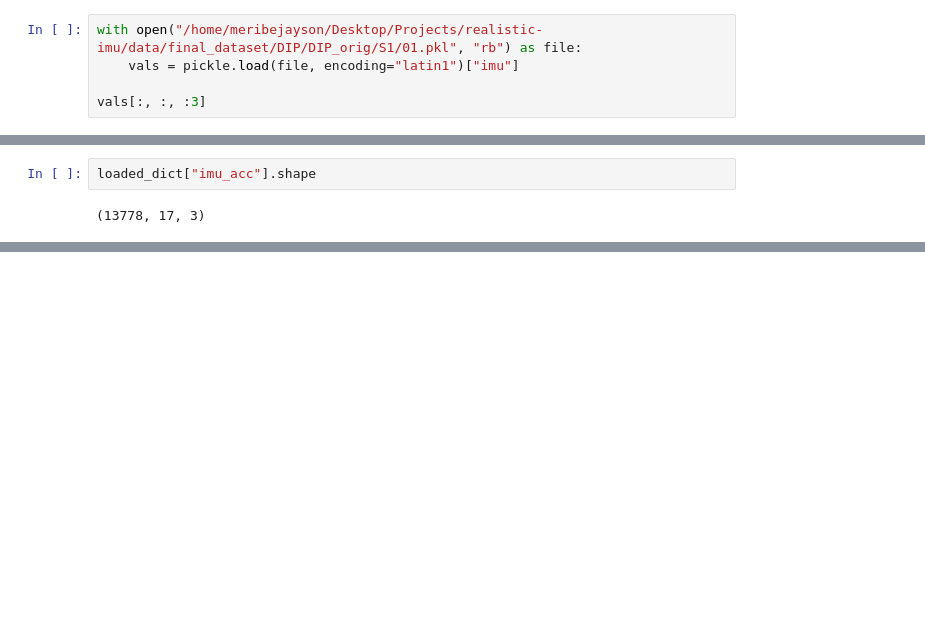
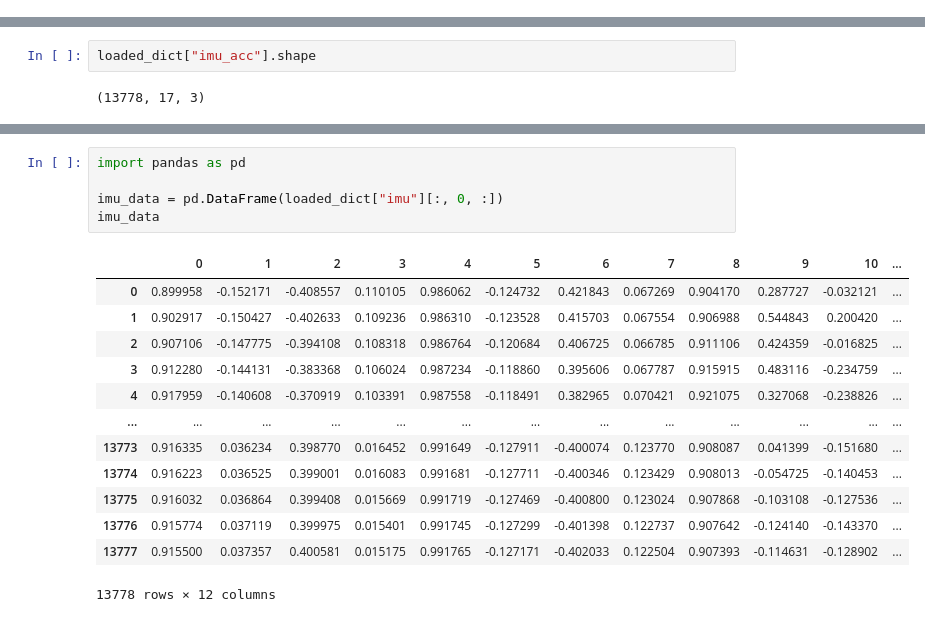
Before and after one commit to jayson1200/realistic-imu, a Jupyter notebook: src/datasets-dev.ipynb, the cells around one changed output, grey strips where cells are left out. Drawn from its saved outputs; the diff is of its cells as text; blank space fills up the shorter version.

```diff
--- a/src/datasets-dev.ipynb
+++ b/src/datasets-dev.ipynb
@@ -78,5 +22,0 @@ def fill_nans(acc: torch.Tensor) -> torch.Tensor:
-# %%
-with open("/home/meribejayson/Desktop/Projects/realistic-imu/data/final_dataset/DIP/DIP_orig/S1/01.pkl", "rb") as file:
-    vals = pickle.load(file, encoding="latin1")["imu"]
-
-vals[:, :, :3]
@@ -436,0 +507,19 @@ loaded_dict["imu_acc"].shape
+# %%
+import pandas as pd
+
+imu_data = pd.DataFrame(loaded_dict["imu"][:, 0, :])
+imu_data
+# %% [output]
+|  | 0 | 1 | 2 | 3 | 4 | 5 | 6 | 7 | 8 | 9 | 10 | ... |
+| 0 | 0.899958 | -0.152171 | -0.408557 | 0.110105 | 0.986062 | -0.124732 | 0.421843 | 0.067269 | 0.904170 | 0.287727 | -0.032121 | ... |
+| 1 | 0.902917 | -0.150427 | -0.402633 | 0.109236 | 0.986310 | -0.123528 | 0.415703 | 0.067554 | 0.906988 | 0.544843 | 0.200420 | ... |
+| 2 | 0.907106 | -0.147775 | -0.394108 | 0.108318 | 0.986764 | -0.120684 | 0.406725 | 0.066785 | 0.911106 | 0.424359 | -0.016825 | ... |
+| 3 | 0.912280 | -0.144131 | -0.383368 | 0.106024 | 0.987234 | -0.118860 | 0.395606 | 0.067787 | 0.915915 | 0.483116 | -0.234759 | ... |
+| 4 | 0.917959 | -0.140608 | -0.370919 | 0.103391 | 0.987558 | -0.118491 | 0.382965 | 0.070421 | 0.921075 | 0.327068 | -0.238826 | ... |
+| ... | ... | ... | ... | ... | ... | ... | ... | ... | ... | ... | ... | ... |
+| 13773 | 0.916335 | 0.036234 | 0.398770 | 0.016452 | 0.991649 | -0.127911 | -0.400074 | 0.123770 | 0.908087 | 0.041399 | -0.151680 | ... |
+| 13774 | 0.916223 | 0.036525 | 0.399001 | 0.016083 | 0.991681 | -0.127711 | -0.400346 | 0.123429 | 0.908013 | -0.054725 | -0.140453 | ... |
+| 13775 | 0.916032 | 0.036864 | 0.399408 | 0.015669 | 0.991719 | -0.127469 | -0.400800 | 0.123024 | 0.907868 | -0.103108 | -0.127536 | ... |
+| 13776 | 0.915774 | 0.037119 | 0.399975 | 0.015401 | 0.991745 | -0.127299 | -0.401398 | 0.122737 | 0.907642 | -0.124140 | -0.143370 | ... |
+| 13777 | 0.915500 | 0.037357 | 0.400581 | 0.015175 | 0.991765 | -0.127171 | -0.402033 | 0.122504 | 0.907393 | -0.114631 | -0.128902 | ... |
+13778 rows × 12 columns
```
Also changed, not shown: parts of 11 cells of this notebook, 2 other files.
